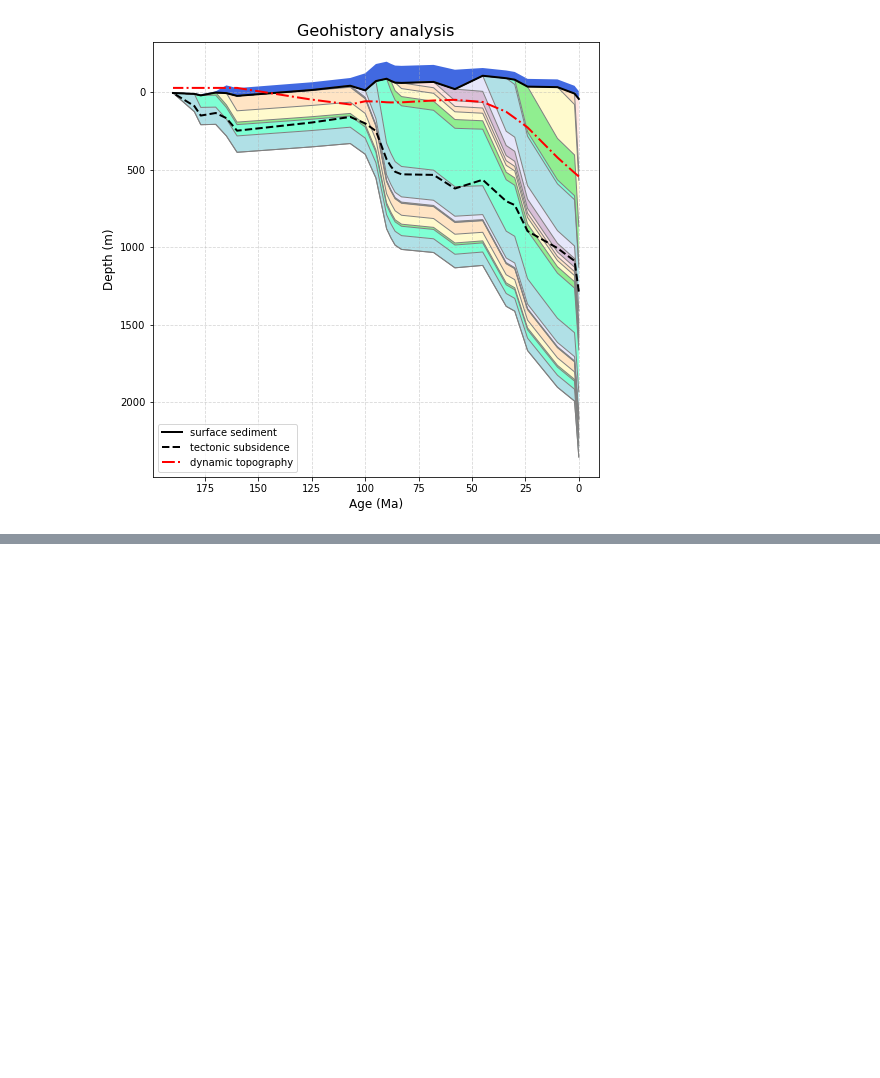
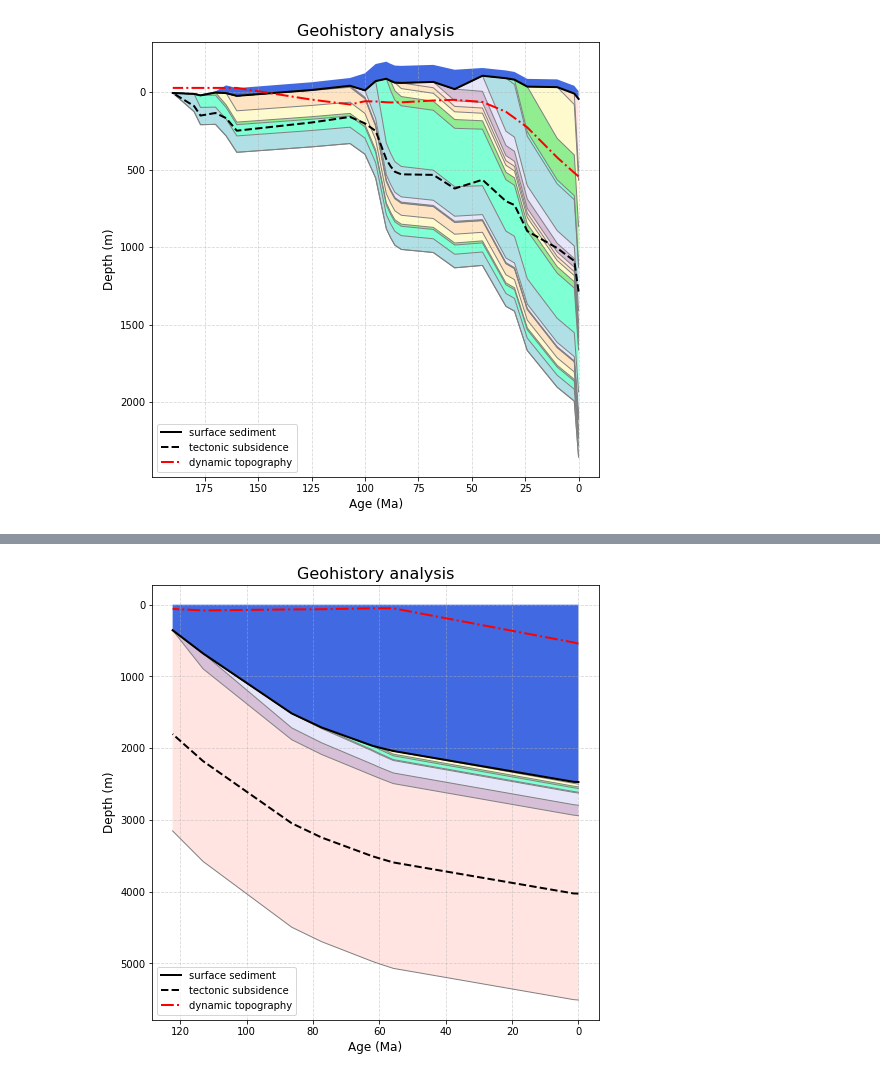
Before and after one commit to EarthByte/pyBacktrack, a Jupyter notebook: pybacktrack/notebooks/decompacting_stratigraphy.ipynb, the cells around one changed output, grey strips where cells are left out. Cells and saved outputs as stored; diff of their text form; code cells hidden in the pictures; blank space fills up the shorter version.

Commit message:
Use backtracking (as well as backstripping) when demonstrating geohistory analysis.

```diff
--- a/pybacktrack/notebooks/decompacting_stratigraphy.ipynb
+++ b/pybacktrack/notebooks/decompacting_stratigraphy.ipynb
@@ -24,3 +18,14 @@ backstrip_well_filename = '../test_data/sunrise_lithology.txt'
+# %%
+import pybacktrack
+
+# A shallow continental drill site file used with backstripping.
+backstrip_well_filename = '../test_data/sunrise_lithology.txt'
+
+# An oceanic drill site file used with backtracking.
+backtrack_oceanic_well_filename = '../test_data/ODP-114-699-Lithology.txt'
+
+# A shallow continental drill site file used with backtracking.
+backtrack_continental_well_filename = '../test_data/DSDP-36-327-Lithology.txt'
 # %%
 import warnings
 
@@ -260,0 +272,10 @@ plot_decompacted_sediment_depths(*get_decompacted_sediment_depths(well, decompac
+# %%
+well, decompacted_sections = pybacktrack.backtrack_well(
+    backtrack_continental_well_filename,
+    pybacktrack.BUNDLE_LITHOLOGY_FILENAMES,
+    dynamic_topography_model='M7')
+
+# Retrieve and plot the decompacted sediment depths, etc.
+plot_decompacted_sediment_depths(*get_decompacted_sediment_depths(well, decompacted_sections, dynamic_topography_model_M7))
+# %% [output]
+[figure, added]
```
Also changed, not shown: parts of 12 cells of this notebook, 1 other file.
